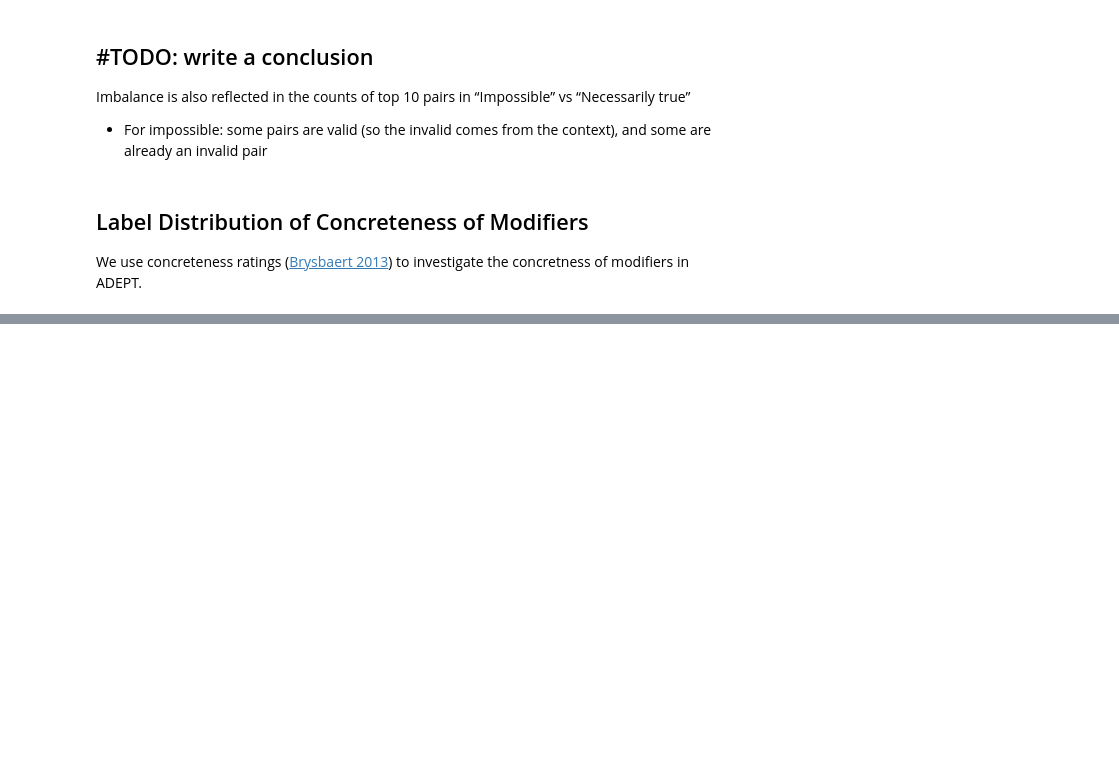
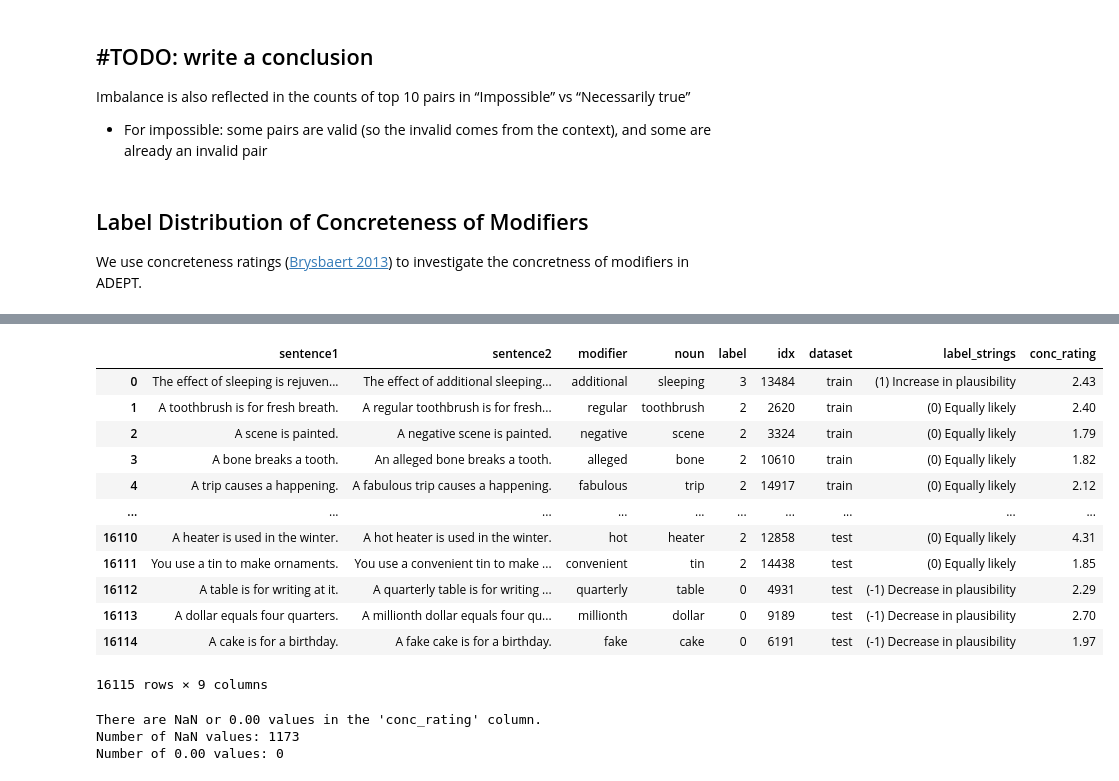
Before and after one commit to chihyi-lin/semantic-plausibility-datasets, a Jupyter notebook: data_analysis/adept.ipynb, the cells around one changed output, grey strips where cells are left out. Drawn from its saved outputs; the diff is of its cells as text; code cells hidden in the pictures; blank space fills up the shorter version.

```diff
--- a/data_analysis/adept.ipynb
+++ b/data_analysis/adept.ipynb
@@ -274,0 +286,34 @@ ImportError: Missing optional dependency 'openpyxl'.  Use pip or conda to instal
+# %%
+merged_df = pd.merge(combined_df, concrete_df, left_on='modifier', right_on='Word', how='left')
+merged_df = merged_df.drop(columns=['Word'])
+combined_df = merged_df.rename(columns={'Conc.M': 'conc_rating'})
+combined_df
+# %% [output]
+|  | sentence1 | sentence2 | modifier | noun | label | idx | dataset | label_strings | conc_rating |
+| 0 | The effect of sleeping is rejuven... | The effect of additional sleeping... | additional | sleeping | 3 | 13484 | train | (1) Increase in plausibility | 2.43 |
+| 1 | A toothbrush is for fresh breath. | A regular toothbrush is for fresh... | regular | toothbrush | 2 | 2620 | train | (0) Equally likely | 2.40 |
+| 2 | A scene is painted. | A negative scene is painted. | negative | scene | 2 | 3324 | train | (0) Equally likely | 1.79 |
+| 3 | A bone breaks a tooth. | An alleged bone breaks a tooth. | alleged | bone | 2 | 10610 | train | (0) Equally likely | 1.82 |
+| 4 | A trip causes a happening. | A fabulous trip causes a happening. | fabulous | trip | 2 | 14917 | train | (0) Equally likely | 2.12 |
+| ... | ... | ... | ... | ... | ... | ... | ... | ... | ... |
+| 16110 | A heater is used in the winter. | A hot heater is used in the winter. | hot | heater | 2 | 12858 | test | (0) Equally likely | 4.31 |
+| 16111 | You use a tin to make ornaments. | You use a convenient tin to make ... | convenient | tin | 2 | 14438 | test | (0) Equally likely | 1.85 |
+| 16112 | A table is for writing at it. | A quarterly table is for writing ... | quarterly | table | 0 | 4931 | test | (-1) Decrease in plausibility | 2.29 |
+| 16113 | A dollar equals four quarters. | A millionth dollar equals four qu... | millionth | dollar | 0 | 9189 | test | (-1) Decrease in plausibility | 2.70 |
+| 16114 | A cake is for a birthday. | A fake cake is for a birthday. | fake | cake | 0 | 6191 | test | (-1) Decrease in plausibility | 1.97 |
+16115 rows × 9 columns
+# %%
+# Check if there are any NaN or 0.00 values
+nan = merged_df['conc_rating'].isna()
+zero_values = (merged_df['conc_rating'] == 0.00)
+
+if nan.any() or zero_values.any():
+    print("There are NaN or 0.00 values in the 'conc_rating' column.")
+    print(f"Number of NaN values: {nan.sum()}")
+    print(f"Number of 0.00 values: {zero_values.sum()}")
+else:
+    print("There are no NaN or 0.00 values in the 'conc_rating' column.")
+# %% [output]
+There are NaN or 0.00 values in the 'conc_rating' column.
+Number of NaN values: 1173
+Number of 0.00 values: 0
```
Also changed, not shown: parts of 10 cells of this notebook.
